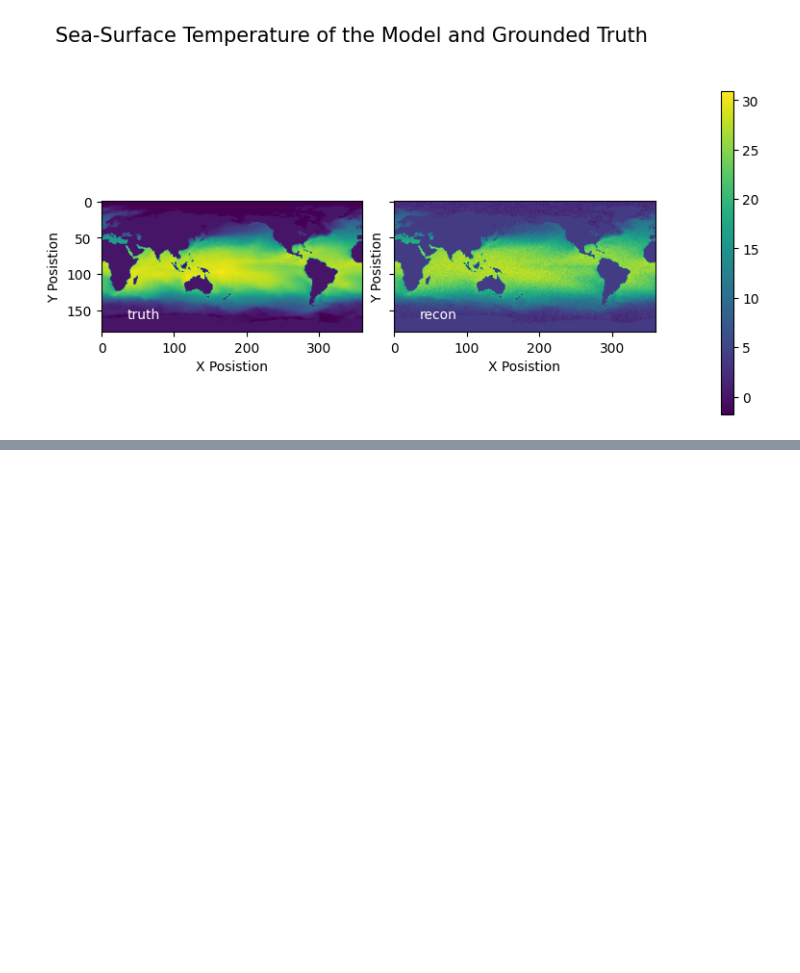
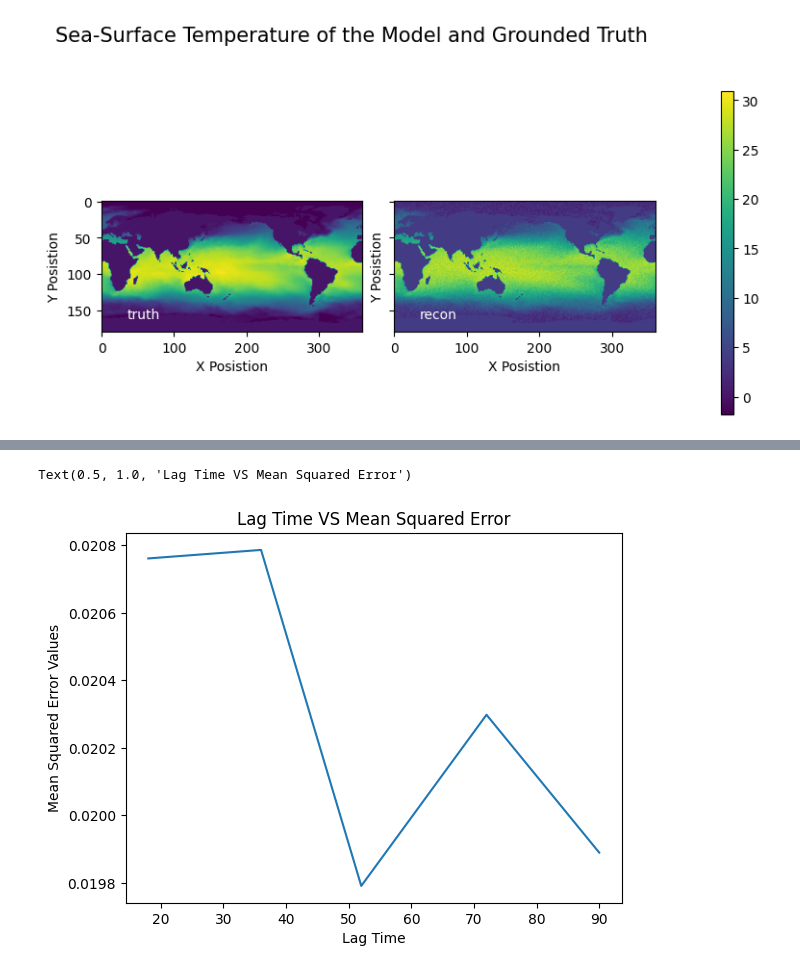
Before and after one commit to SamQLuong/SHRED-Model-Analysis, a Jupyter notebook: Homwork_6.ipynb, the cells around one changed output, grey strips where cells are left out. Drawn from its saved outputs; the diff is of its cells as text; code cells hidden in the pictures; blank space fills up the shorter version.

```diff
--- a/Homwork_6.ipynb
+++ b/Homwork_6.ipynb
@@ -109,0 +234,8 @@ fig.colorbar(images[0], cax=cax)
+# %%
+plt.plot(lagArray, lagError)
+plt.xlabel('Lag Time')
+plt.ylabel('Mean Squared Error Values')
+plt.title('Lag Time VS Mean Squared Error')
+# %% [output]
+Text(0.5, 1.0, 'Lag Time VS Mean Squared Error')
+[figure, added]
```
Also changed, not shown: parts of 6 cells of this notebook.
